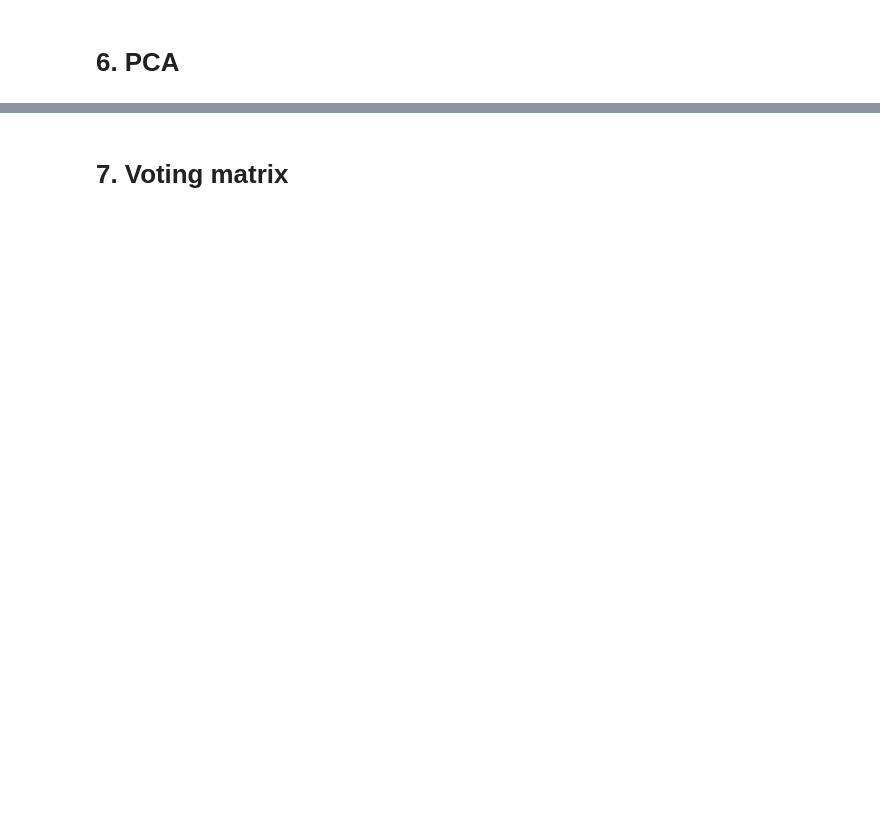
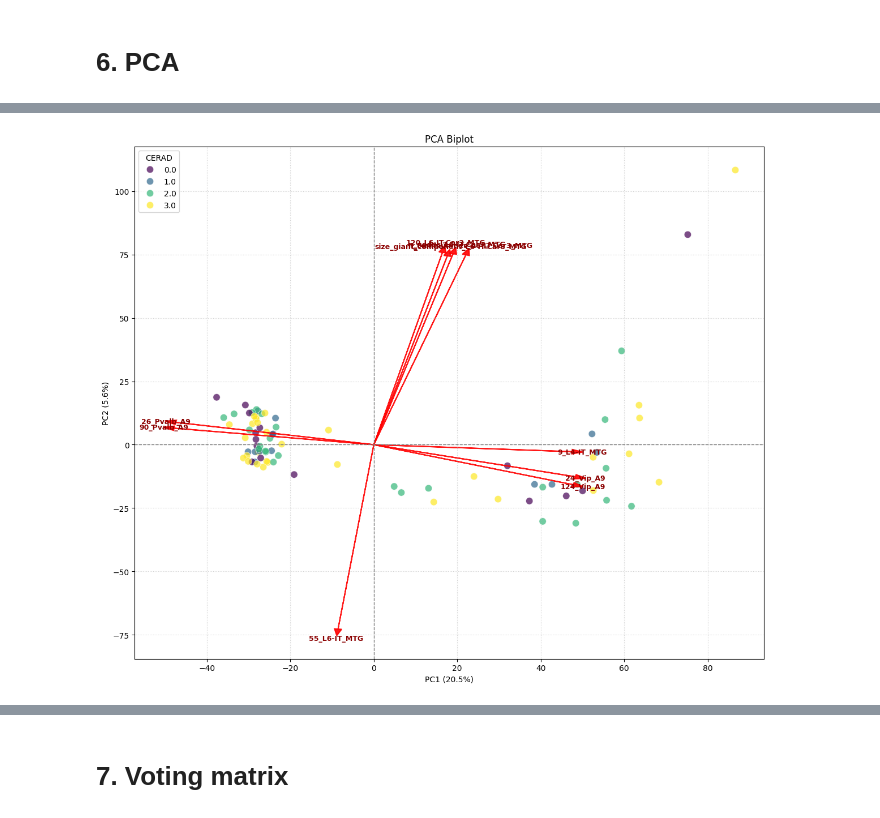
Before and after one commit to paulinapglz99/Feature-Selection-DREAMAD, a Jupyter notebook: EDA.ipynb, the cells around one changed output, grey strips where cells are left out. Drawn from its saved outputs; the diff is of its cells as text; code cells hidden in the pictures; blank space fills up the shorter version.

```diff
--- a/EDA.ipynb
+++ b/EDA.ipynb
@@ -1012,0 +1049,85 @@ def calculate_mi_vi_matrix(df: pd.DataFrame, target_vars: list, n_bins: int = 10
+# %%
+#Combined Scores and Loadings Chart
+
+def plot_biplot(pca_df: pd.DataFrame, loadings_df: pd.DataFrame, explained_variance_ratio: np.array, top_variables: dict,
+                component_x: int = 1, component_y: int = 2,
+                color_by: pd.Series = None, title: str = "PCA Biplot"):
+    """
+    Genera un Biplot, combinando los puntos de las muestras y los vectores de los loadings.
+
+    Args:
+        pca_df (pd.DataFrame): DataFrame con los datos transformados (scores).
+        loadings_df (pd.DataFrame): DataFrame con los loadings de cada variable.
+        explained_variance_ratio (np.array): Varianza explicada por cada PC.
+        top_variables (dict): Diccionario con las N variables más influyentes por PC.
+        component_x (int): El número del PC para el eje X.
+        component_y (int): El número del PC para el eje Y.
+        color_by (pd.Series, opcional): Una serie de Pandas con una variable categórica para colorear los puntos.
+        title (str): Título del gráfico.
+    """
+    pc_x_label = f'PC{component_x}'
+    pc_y_label = f'PC{component_y}'
+
+    if pc_x_label not in pca_df.columns or pc_y_label not in pca_df.columns:
+        raise ValueError(f"Componentes {pc_x_label} o {pc_y_label} no disponibles en pca_df.")
+    if pc_x_label not in loadings_df.columns or pc_y_label not in loadings_df.columns:
+        raise ValueError(f"Componentes {pc_x_label} o {pc_y_label} no disponibles en loadings_df.")
+
+    plt.figure(figsize=(12, 10))
+
+    # 1. Gráfico de Scores (puntos de las muestras)
+    if color_by is not None and len(color_by) == len(pca_df):
+        sns.scatterplot(x=pca_df[pc_x_label], y=pca_df[pc_y_label],
+                        hue=color_by,
+                        s=80, alpha=0.7, edgecolor='w', linewidth=0.5,
+                        palette='viridis')
+    else:
+        sns.scatterplot(x=pca_df[pc_x_label], y=pca_df[pc_y_label],
+                        s=80, alpha=0.7, edgecolor='w', linewidth=0.5,
+                        color='skyblue')
+
+    # Para superponer los loadings, necesitamos una escala diferente si los loadings son muy pequeños
+    # Normalizamos para que los loadings quepan en el mismo gráfico que los scores
+    x_max = pca_df[pc_x_label].abs().max()
+    y_max = pca_df[pc_y_label].abs().max()
+    load_max_x = loadings_df[pc_x_label].abs().max()
+    load_max_y = loadings_df[pc_y_label].abs().max()
+
+    # Factor de escala para los loadings
+    scale_factor_x = x_max / load_max_x if load_max_x > 0 else 1
+    scale_factor_y = y_max / load_max_y if load_max_y > 0 else 1
+
+    # Elegimos el factor más pequeño para asegurar que todo quepa sin desbordar
+    scale_factor = min(scale_factor_x, scale_factor_y) * 0.7 # Un poco de margen
+
+    # 2. Gráfico de Loadings (vectores de las variables más influyentes)
+    all_top_vars = []
+    if pc_x_label in top_variables:
+        all_top_vars.extend(top_variables[pc_x_label])
+    if pc_y_label in top_variables:
+        all_top_vars.extend(top_variables[pc_y_label])
+
+    unique_top_vars = list(set(all_top_vars))
+
+    for var in unique_top_vars:
+        x_load = loadings_df.loc[var, pc_x_label] * scale_factor
+        y_load = loadings_df.loc[var, pc_y_label] * scale_factor
+
+        plt.arrow(0, 0, x_load, y_load, color='red', alpha=0.9, head_width=x_max * 0.02, lw=1.5)
+        plt.text(x_load * 1.05, y_load * 1.05, var, color='darkred', ha='center', va='center', fontsize=9, fontweight='bold')
+
+    plt.title(title)
+    plt.xlabel(f'{pc_x_label} ({explained_variance_ratio[component_x-1]:.1%})')
+    plt.ylabel(f'{pc_y_label} ({explained_variance_ratio[component_y-1]:.1%})')
+    plt.grid(True, linestyle=':', alpha=0.6)
+    plt.axhline(0, color='grey', lw=1, linestyle='--')
+    plt.axvline(0, color='grey', lw=1, linestyle='--')
+    plt.tight_layout()
+    plt.show()
+
+# --- Uso ---
+print("\n--- PCA Biplot ---")
+plot_biplot(pca_df, loadings_df, explained_variance_ratio, top_variables, color_by=data['CERAD'])
+plot_biplot(pca_df, loadings_df, explained_variance_ratio, top_variables,
+            component_x=1, component_y=3, color_by=data['CERAD']) # Ejemplo con PC1 y PC3
+# %% [output]
@@ -1012,0 +1135 @@ def calculate_mi_vi_matrix(df: pd.DataFrame, target_vars: list, n_bins: int = 10
+[figure, added]
```
Also changed, not shown: parts of 44 cells of this notebook.
